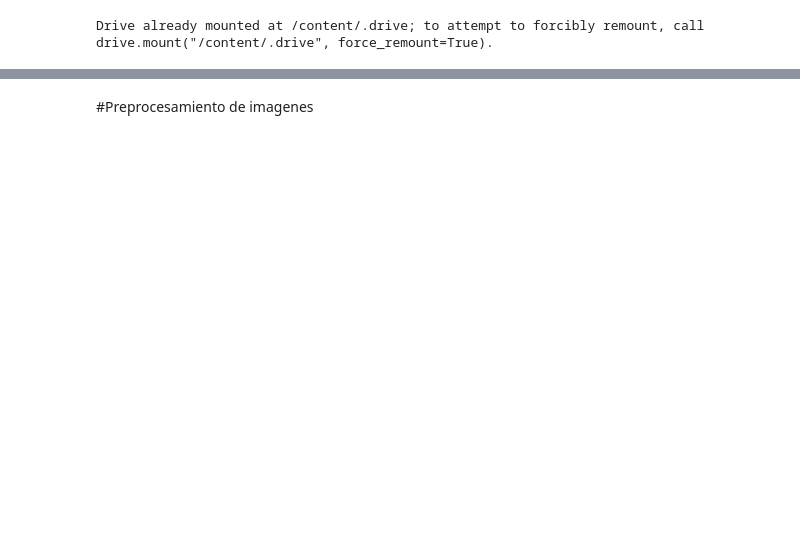
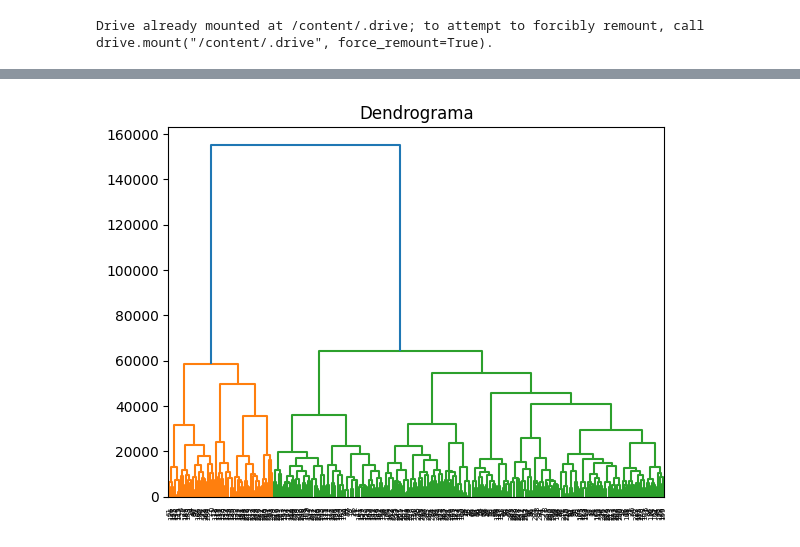
Before and after one commit to gcalanch/DMA-Caras, a Jupyter notebook: EigenfacesMZ.ipynb, the cells around one changed output, grey strips where cells are left out. Saved outputs shown, nothing was run; the diff lists cells and outputs as text; code cells hidden in the pictures; blank space fills up the shorter version.

```diff
--- a/EigenfacesMZ.ipynb
+++ b/EigenfacesMZ.ipynb
@@ -152,3 +257,22 @@ X = np.reshape(imagenes_escaladas, (m, d))
+# %%
+num_rostros = componentes_principales.shape[0]
+matriz_distancias = np.zeros((num_rostros, num_rostros))
+
+for i in range(num_rostros):
+     for j in range(i + 1, num_rostros):
+       distancia = euclidean(componentes_principales[i], componentes_principales[j])
+       matriz_distancias[i, j] = distancia
+       matriz_distancias[j, i] = distancia  # La matriz es simétrica
+# %%
+from scipy.cluster.hierarchy import dendrogram, linkage
+import matplotlib.pyplot as plt
+
+enlaces = linkage(matriz_distancias, method='ward')  # Puedes probar otros métodos de enlace
+dendrogram(enlaces)
+plt.title("Dendrograma")
+plt.show()
+# %% [output]
+[figure, added]
 # %%
 # Obtencion de componentes principales
 
@@ -161,7 +285,3 @@ U, Sigma, VT = np.linalg.svd(X, full_matrices=False)
 pca = PCA(n_components=50)  # Reducir a x componentes principales
 pca.fit(X)  # Ajustar PCA a la matriz de datos
 componentes_principales = pca.transform(X) # Transformar los datos
-# %% [markdown]
-#Preprocesamiento de imagenes
-
-##
```
Also changed, not shown: parts of 20 cells of this notebook.
